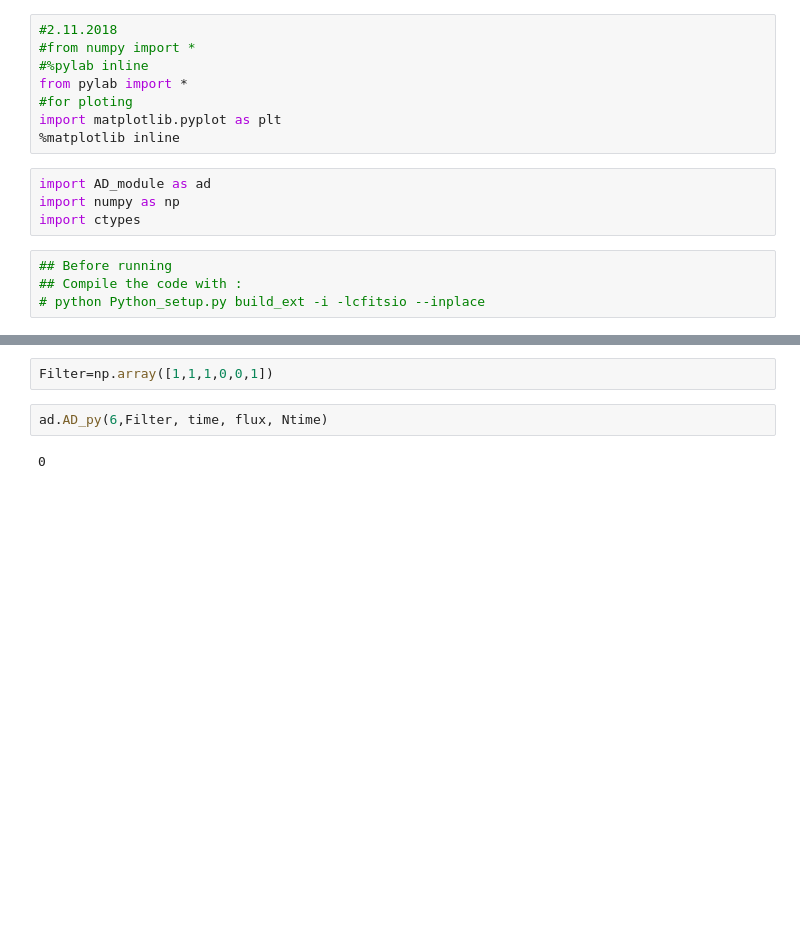
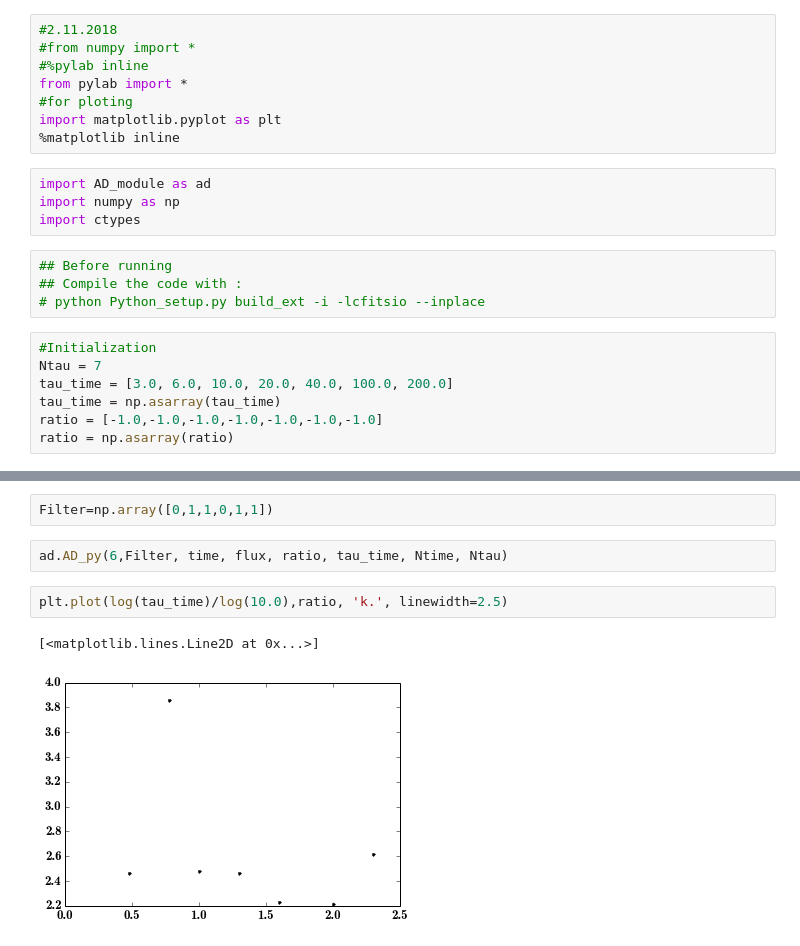
Before and after one commit to husnedereli/Reprocessing_disk, a Jupyter notebook: Compute_S_for_each_filter_using_ADmodel.ipynb, the cells around one changed output, grey strips where cells are left out. Cells and saved outputs as stored; diff of their text form; blank space fills up the shorter version.

```diff
--- a/Compute_S_for_each_filter_using_ADmodel.ipynb
+++ b/Compute_S_for_each_filter_using_ADmodel.ipynb
@@ -14,6 +14,13 @@ import ctypes
 ## Before running
 ## Compile the code with :
 # python Python_setup.py build_ext -i -lcfitsio --inplace
+# %%
+#Initialization
+Ntau = 7
+tau_time = [3.0, 6.0, 10.0, 20.0, 40.0, 100.0, 200.0]
+tau_time = np.asarray(tau_time)
+ratio = [-1.0,-1.0,-1.0,-1.0,-1.0,-1.0,-1.0]
+ratio = np.asarray(ratio)
 # %%
 time = []
 flux = []
@@ -90,6 +101,9 @@ with PdfPages('LC_Output_Lstar.pdf') as pdf:
 # %%
-Filter=np.array([1,1,1,0,0,1])
+Filter=np.array([0,1,1,0,1,1])
 # %%
-ad.AD_py(6,Filter, time, flux, Ntime)
+ad.AD_py(6,Filter, time, flux, ratio, tau_time, Ntime, Ntau)
-# %% [output]
-0
+# %%
+plt.plot(log(tau_time)/log(10.0),ratio, 'k.', linewidth=2.5)
+# %% [output]
+[<matplotlib.lines.Line2D at 0x...>]
+[figure, added]
```
Also changed, not shown: parts of 2 cells of this notebook, 5 other files.
